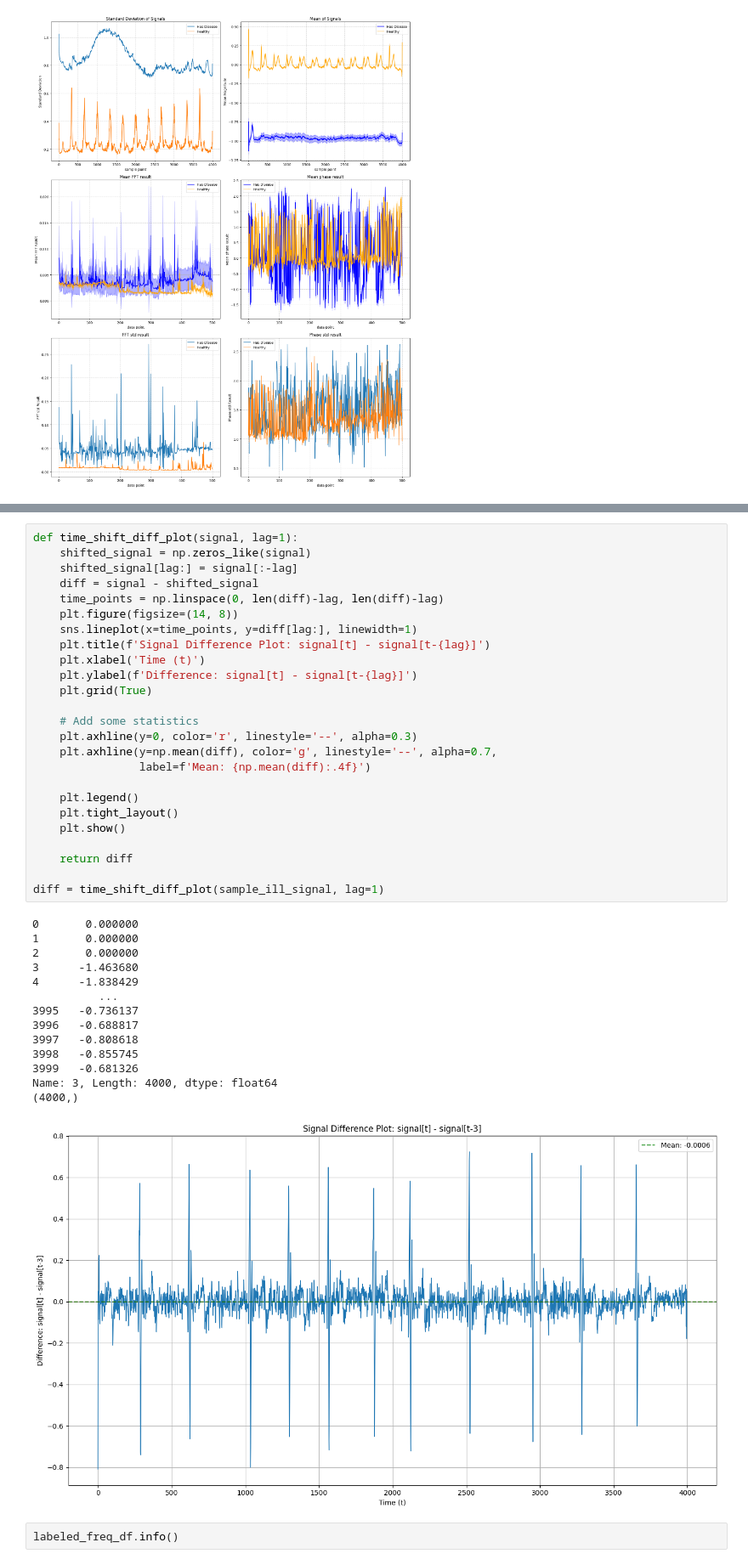
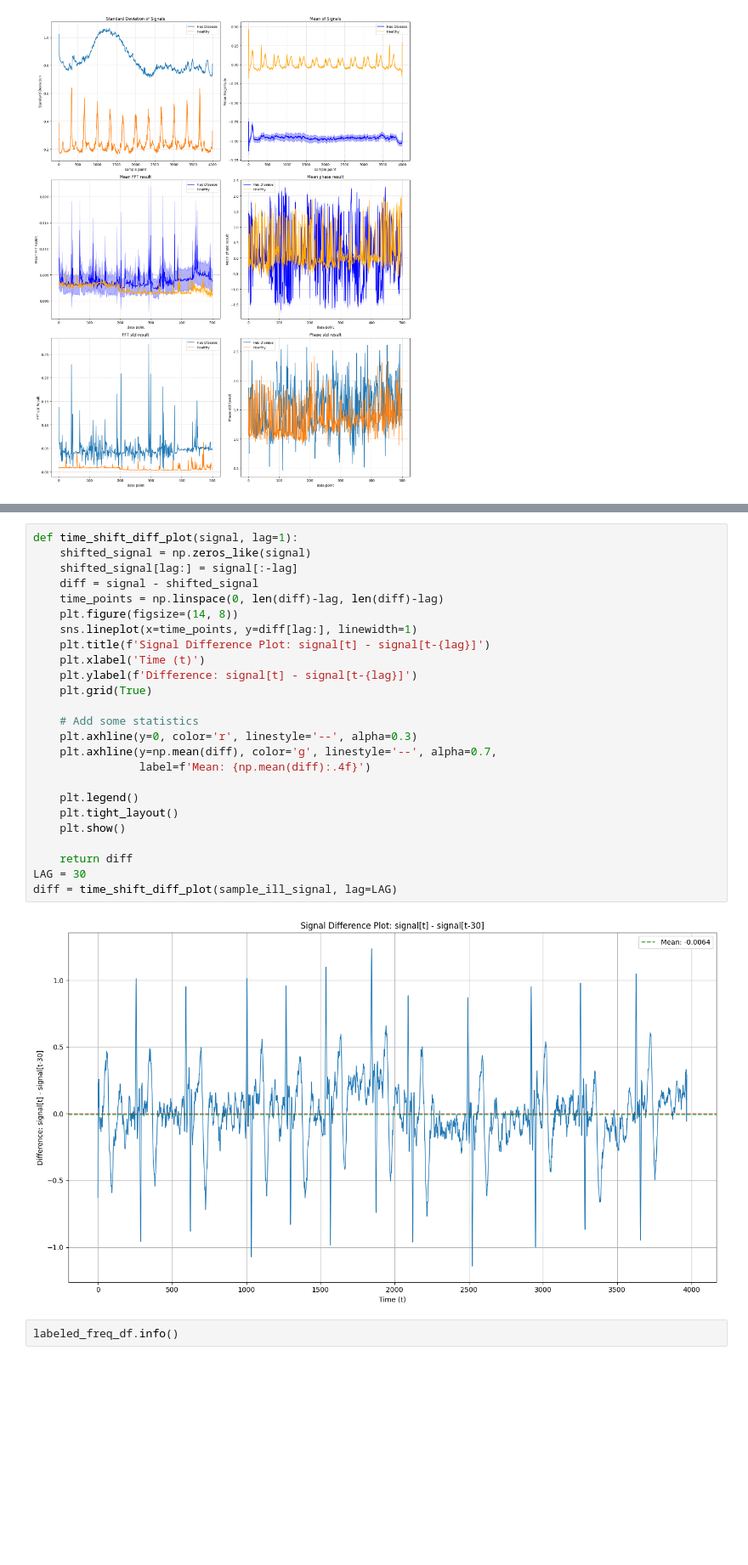
Before and after one commit to zivmax/bmedesign-cpsc, a Jupyter notebook: EDA.ipynb, the cells around one changed output, grey strips where cells are left out. Shown at 85% size. Drawn from its saved outputs; the diff is of its cells as text; blank space fills up the shorter version.

```diff
--- a/EDA.ipynb
+++ b/EDA.ipynb
@@ -463,43 +463,30 @@ df_signal_feature_plot(labeled_freq_df)
 # %%
 def time_shift_diff_plot(signal, lag=1):
     shifted_signal = np.zeros_like(signal)
     shifted_signal[lag:] = signal[:-lag]
     diff = signal - shifted_signal
     time_points = np.linspace(0, len(diff)-lag, len(diff)-lag)
     plt.figure(figsize=(14, 8))
     sns.lineplot(x=time_points, y=diff[lag:], linewidth=1)
     plt.title(f'Signal Difference Plot: signal[t] - signal[t-{lag}]')
     plt.xlabel('Time (t)')
     plt.ylabel(f'Difference: signal[t] - signal[t-{lag}]')
     plt.grid(True)
 
     # Add some statistics
     plt.axhline(y=0, color='r', linestyle='--', alpha=0.3)
     plt.axhline(y=np.mean(diff), color='g', linestyle='--', alpha=0.7,
                 label=f'Mean: {np.mean(diff):.4f}')
 
     plt.legend()
     plt.tight_layout()
     plt.show()
 
     return diff
-
-diff = time_shift_diff_plot(sample_ill_signal, lag=1)
+LAG = 30
+diff = time_shift_diff_plot(sample_ill_signal, lag=LAG)
 # %% [output]
-0       0.000000
-1       0.000000
-2       0.000000
-3      -1.463680
-4      -1.838429
-          ...
-3995   -0.736137
-3996   -0.688817
-3997   -0.808618
-3998   -0.855745
-3999   -0.681326
-Name: 3, Length: 4000, dtype: float64
-(4000,)
-[figure, old version]
+[figure, new version]
 # %%
 labeled_freq_df.info()
 # %% [output]
```
Also changed, not shown: parts of 4 cells of this notebook, 1 other file.
